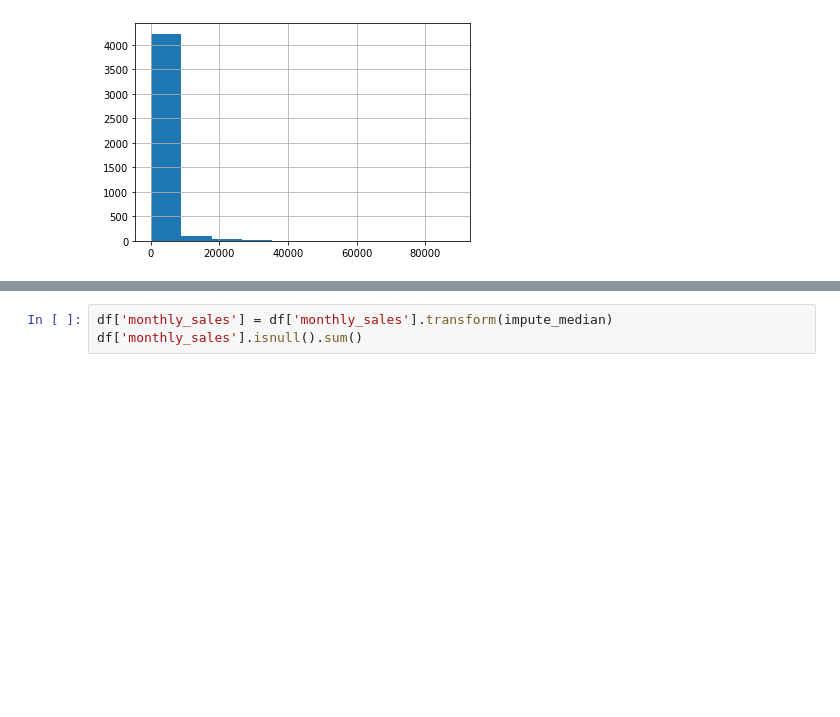
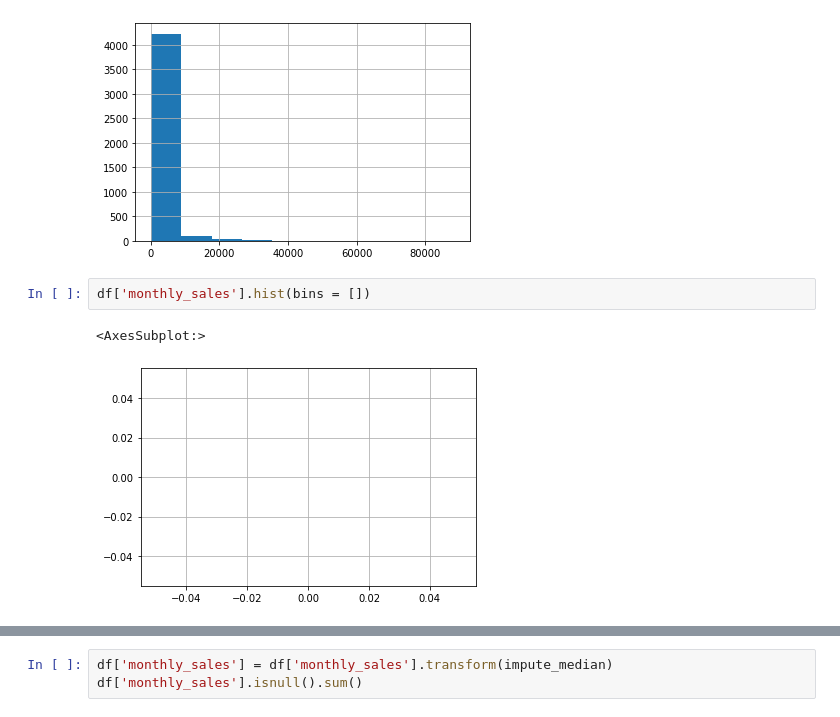
Before and after one commit to Alexandria-Ransom/Amazon_Keywords, a Jupyter notebook: keywords_ecom.ipynb, the cells around one changed output, grey strips where cells are left out. Drawn from its saved outputs; the diff is of its cells as text; blank space fills up the shorter version.

```diff
--- a/keywords_ecom.ipynb
+++ b/keywords_ecom.ipynb
@@ -361,3 +381,8 @@ df['monthly_sales'].hist() #drawing a stastical test to impute missing values --
 # %% [output]
 <AxesSubplot:>
 [figure]
+# %%
+df['monthly_sales'].hist(bins = [])
+# %% [output]
+<AxesSubplot:>
+[figure, added]
```
Also changed, not shown: parts of 11 cells of this notebook.
